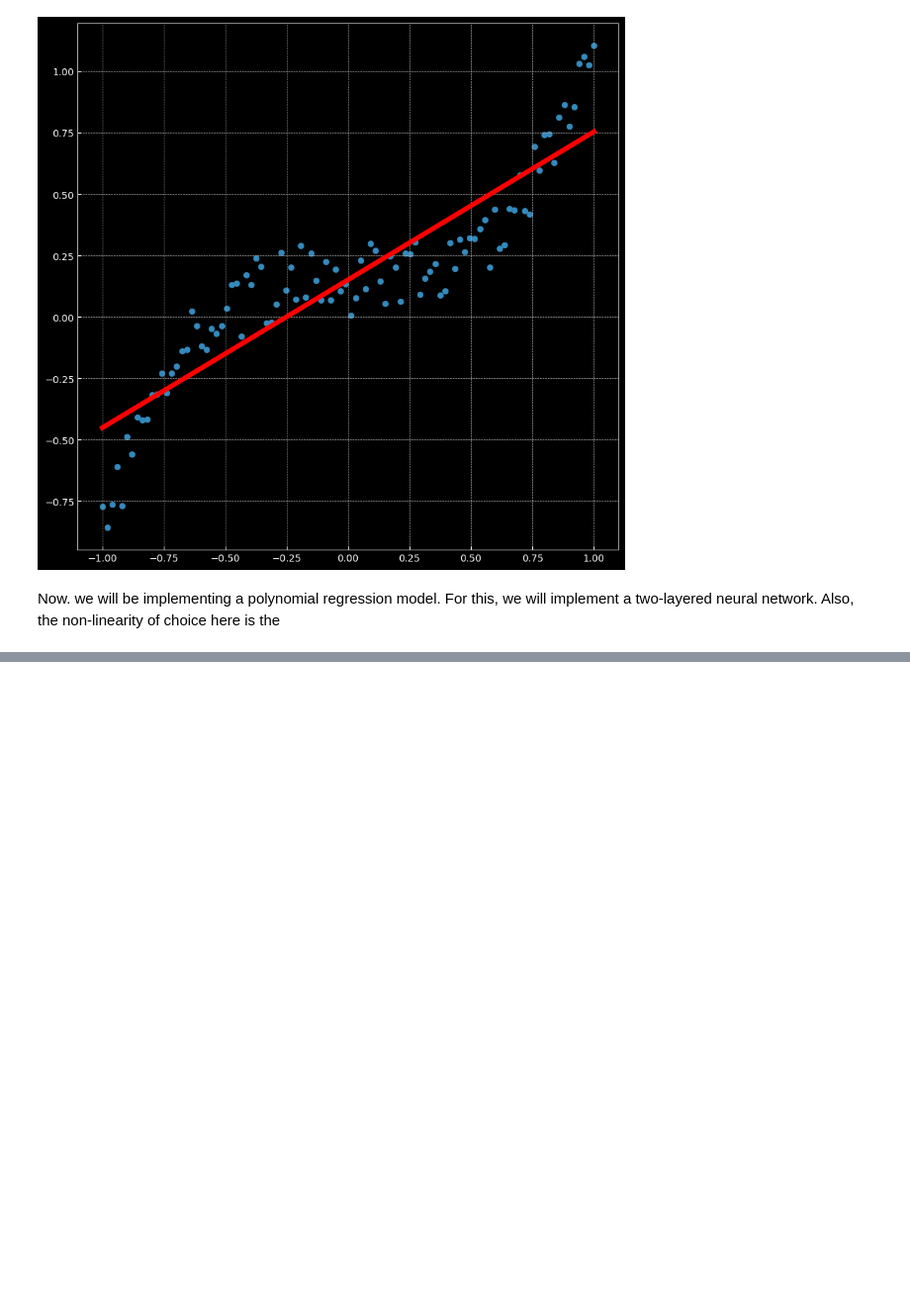
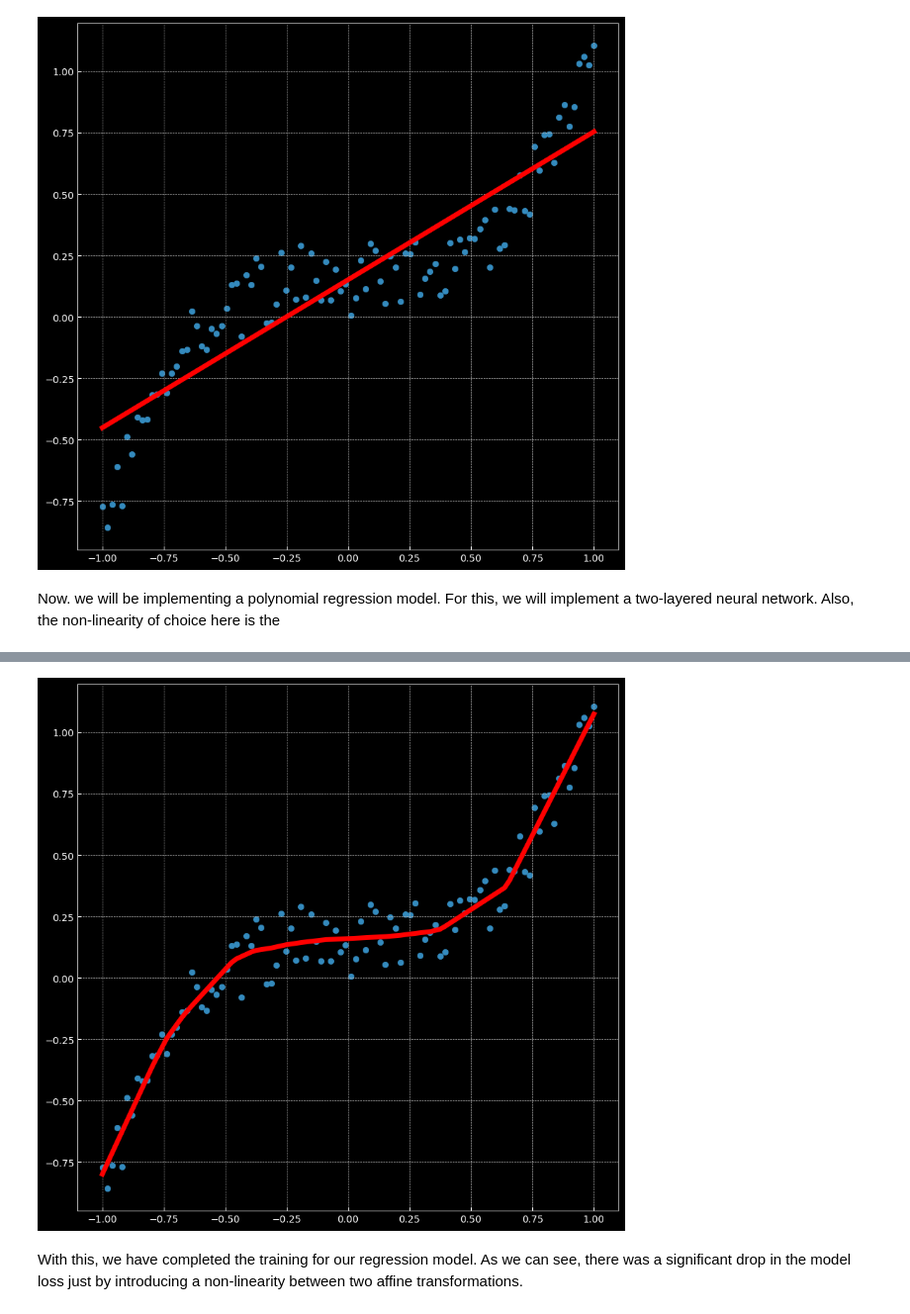
Before and after one commit to amansharma2910/NYU-Deep-Learning-Practice, a Jupyter notebook: 02_classification_and_regression.ipynb, the cells around one changed output, grey strips where cells are left out. Shown at 99% size. Saved outputs shown, nothing was run; the diff lists cells and outputs as text; code cells hidden in the pictures; blank space fills up the shorter version.

Commit message:
Finished regression with PyTorch

```diff
--- a/02_classification_and_regression.ipynb
+++ b/02_classification_and_regression.ipynb
@@ -130,3 +130,13 @@ plt.axis('equal');
 [figure]
 # %% [markdown]
 Now. we will be implementing a polynomial regression model. For this, we will implement a two-layered neural network. Also, the non-linearity of choice here is the
+# %%
+# defining a two layered model
+model2 = nn.Sequential(
+    nn.Linear(D, H),
+    nn.ReLU(),
+    nn.Linear(H, C),
+)
+
+# moving the model to device
+model2.to(device)
@@ -132,0 +149,23 @@ Now. we will be implementing a polynomial regression model. For this, we will im
+# %%
+# defining the loss function/criterion
+criterion2 = nn.MSELoss()
+
+# defining the optimization function
+optimizer2 = torch.optim.Adam(model2.parameters(), lr=learn_rate, weight_decay=lambda_l2)
+# %%
+num_epochs = 1001
+
+# training the model
+for epoch in range(num_epochs):
+    # predicting the model outputs
+    y_hat = model2(x)
+    # loss caclutation
+    loss = criterion2(y_hat, y)
+    if not(epoch % 100):
+        print(f"EPOCH: {epoch}    LOSS: {loss.item()}")
+    # clearing the gradients
+    optimizer2.zero_grad()
+    # backprop step
+    loss.backward()
+    # updating params
+    optimizer2.step()
@@ -132,0 +184,9 @@ Now. we will be implementing a polynomial regression model. For this, we will im
+# %%
+# plotting the results
+plt.scatter(x.data.cpu().numpy(), y.data.cpu().numpy())
+plt.plot(x.data.cpu().numpy(), y_hat.data.cpu().numpy(), 'r-', lw=5)
+plt.axis('equal');
+# %% [output]
+[figure, added]
+# %% [markdown]
+With this, we have completed the training for our regression model. As we can see, there was a significant drop in the model loss just by introducing a non-linearity between two affine transformations.
```
Also changed, not shown: parts of 3 cells of this notebook.
